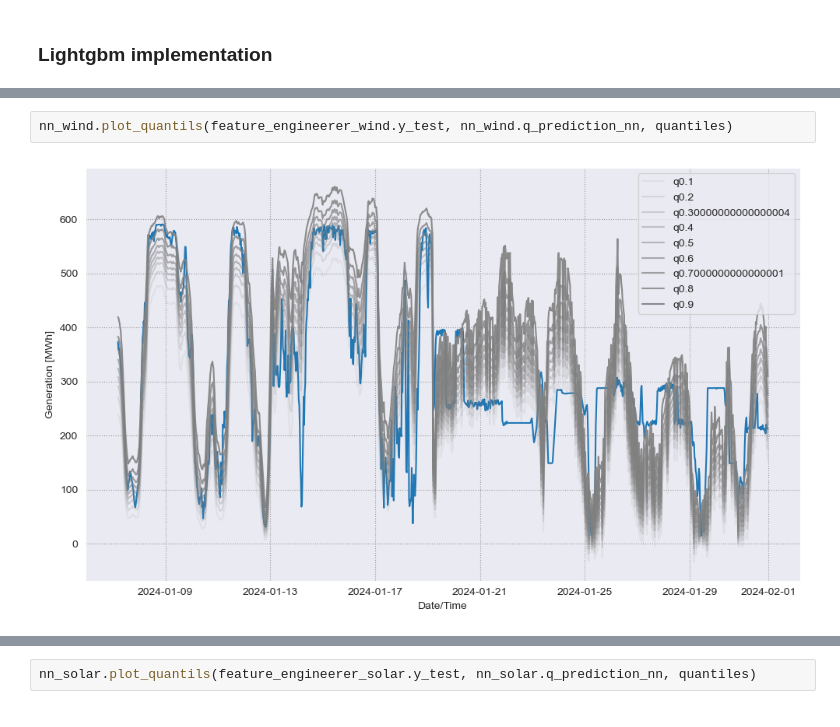
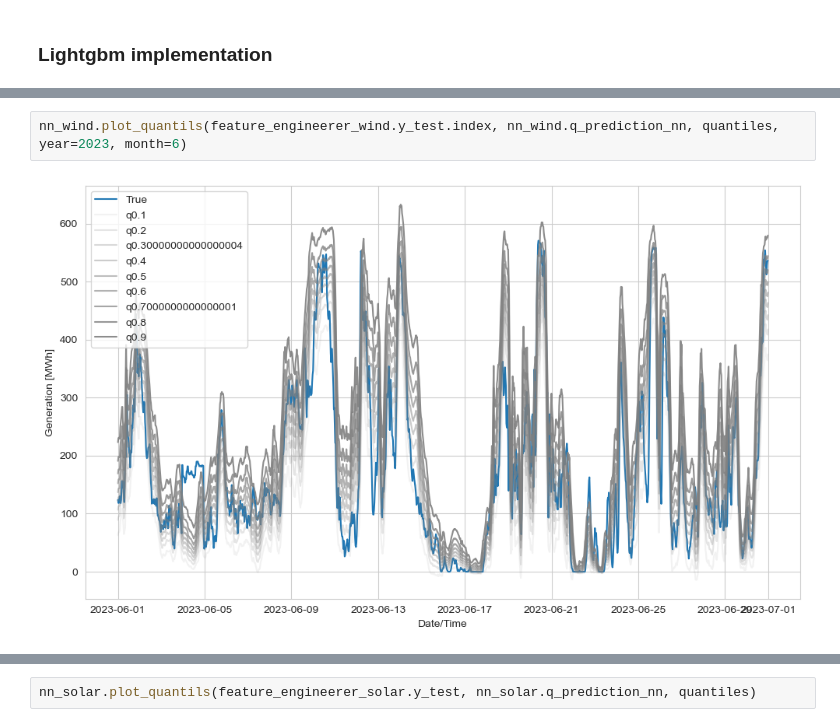
Before and after one commit to av1c3nna/awp2, a Jupyter notebook: code/model_training.ipynb, the cells around one changed output, grey strips where cells are left out. Saved outputs shown, nothing was run; the diff lists cells and outputs as text.

```diff
--- a/code/model_training.ipynb
+++ b/code/model_training.ipynb
@@ -287,7 +287,7 @@ pinball score 203.40381962098525
 # %%
-nn_wind.plot_quantils(feature_engineerer_wind.y_test, nn_wind.q_prediction_nn, quantiles)
+nn_wind.plot_quantils(feature_engineerer_wind.y_test.index, nn_wind.q_prediction_nn, quantiles, year=2023, month=6)
 # %% [output]
-[figure, old version]
+[figure, new version]
 # %%
 import neural_networks
 importlib.reload(neural_networks)
```
Also changed, not shown: parts of 16 cells of this notebook, 2 other files.
